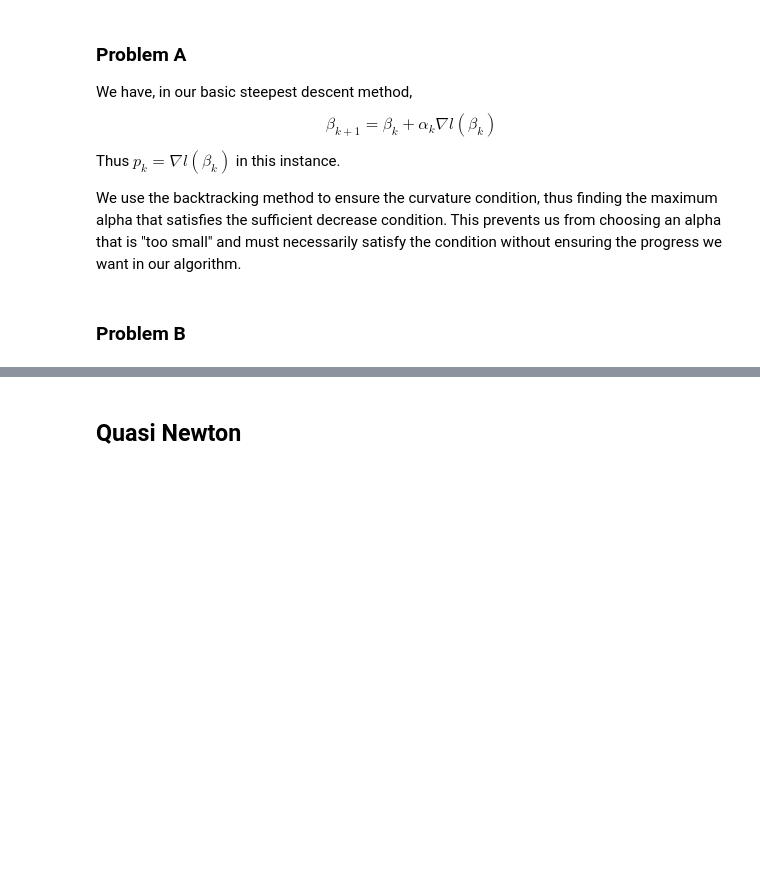
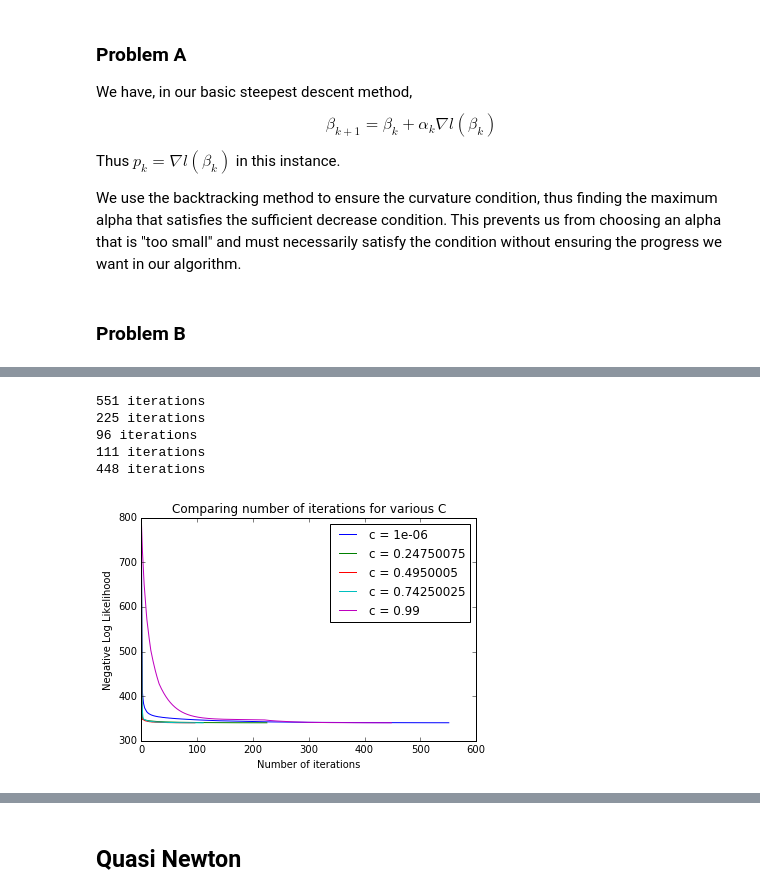
Before and after one commit to aamcbee/SDS385, a Jupyter notebook: Solutions/Exercise 3.ipynb, the cells around one changed output, grey strips where cells are left out. Drawn from its saved outputs; the diff is of its cells as text; code cells hidden in the pictures; blank space fills up the shorter version.

```diff
--- a/Solutions/Exercise 3.ipynb
+++ b/Solutions/Exercise 3.ipynb
@@ -51,8 +60,3 @@ def linesearch(x, p, f, gradf, c=.5, iters=1000):
     print "Failed to converge"
     return suff, a
-# %%
-X = np.random.rand(500,11)
-y = (np.random.rand(500) > .5).astype(float)
-beta = np.random.rand(11)
-m = np.ones(500)
 # %%
@@ -96,0 +188,17 @@ def gradient_descent(X, y, beta, m, stepsize=1e-4, tol=1e-10, iters=1000):
+# %%
+# Comparing convergence for various values of C
+for i in np.linspace(1e-6, .99, 5):
+    beta0, betas, ll, step = lsgd(X, y, b, M, tol=1e-3, cval=i, print_total=True)
+    plt.plot(ll, label='c = ' + str(i))
+plt.legend(loc='best')
+plt.ylabel("Negative Log Likelihood")
+plt.xlabel("Number of iterations")
+plt.title("Comparing number of iterations for various C")
+plt.show()
+# %% [output]
+551 iterations
+225 iterations
+96 iterations
+111 iterations
+448 iterations
+[figure, added]
```
Also changed, not shown: parts of 12 cells of this notebook, 1 other file.
